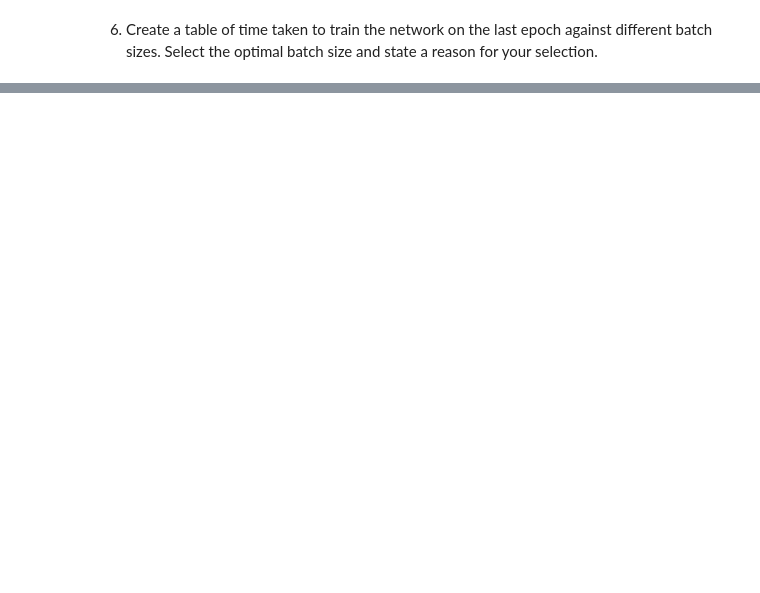
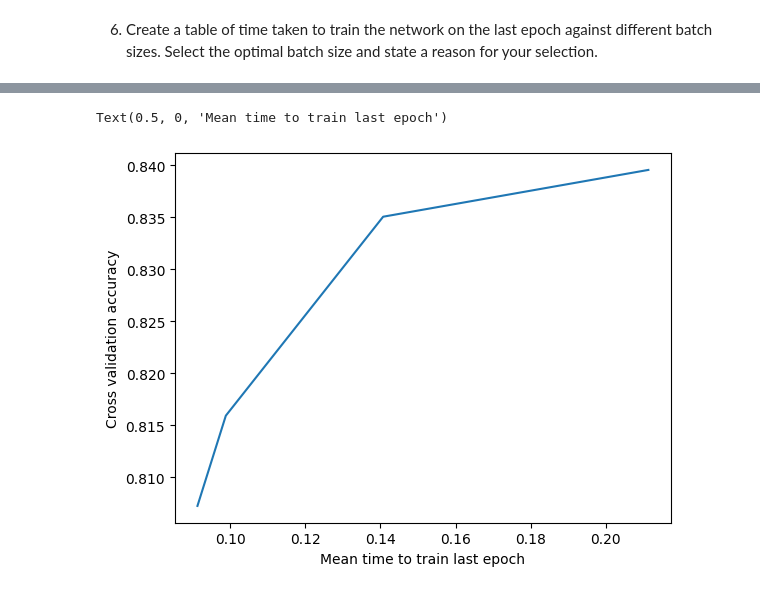
Before and after one commit to tohhongxiang123/CZ4042-Assignment, a Jupyter notebook: PartA_2.ipynb, the cells around one changed output, grey strips where cells are left out. Drawn from its saved outputs; the diff is of its cells as text; code cells hidden in the pictures; blank space fills up the shorter version.

```diff
--- a/PartA_2.ipynb
+++ b/PartA_2.ipynb
@@ -106,8 +181,5 @@ cross_validation_accuracies, cross_validation_times = find_optimal_hyperparamete
 # %% [markdown]
 6. Create a table of time taken to train the network on the last epoch against different batch sizes. Select the optimal batch size and state a reason for your selection.
 # %%
-df = pd.DataFrame({'Batch Size':
-                   'Last Epoch Time':
-                  })
-
+df = pd.DataFrame(cross_validation_times.items(), columns=["Batch Size", "Mean time to train last epoch"])
 df
@@ -117,0 +192,7 @@ reason =
+# %%
+plt.plot(df["Mean time to train last epoch"], cross_validation_accuracies.values())
+plt.ylabel("Cross validation accuracy")
+plt.xlabel("Mean time to train last epoch")
+# %% [output]
+Text(0.5, 0, 'Mean time to train last epoch')
+[figure, added]
```
Also changed, not shown: parts of 8 cells of this notebook, 2 other files.
